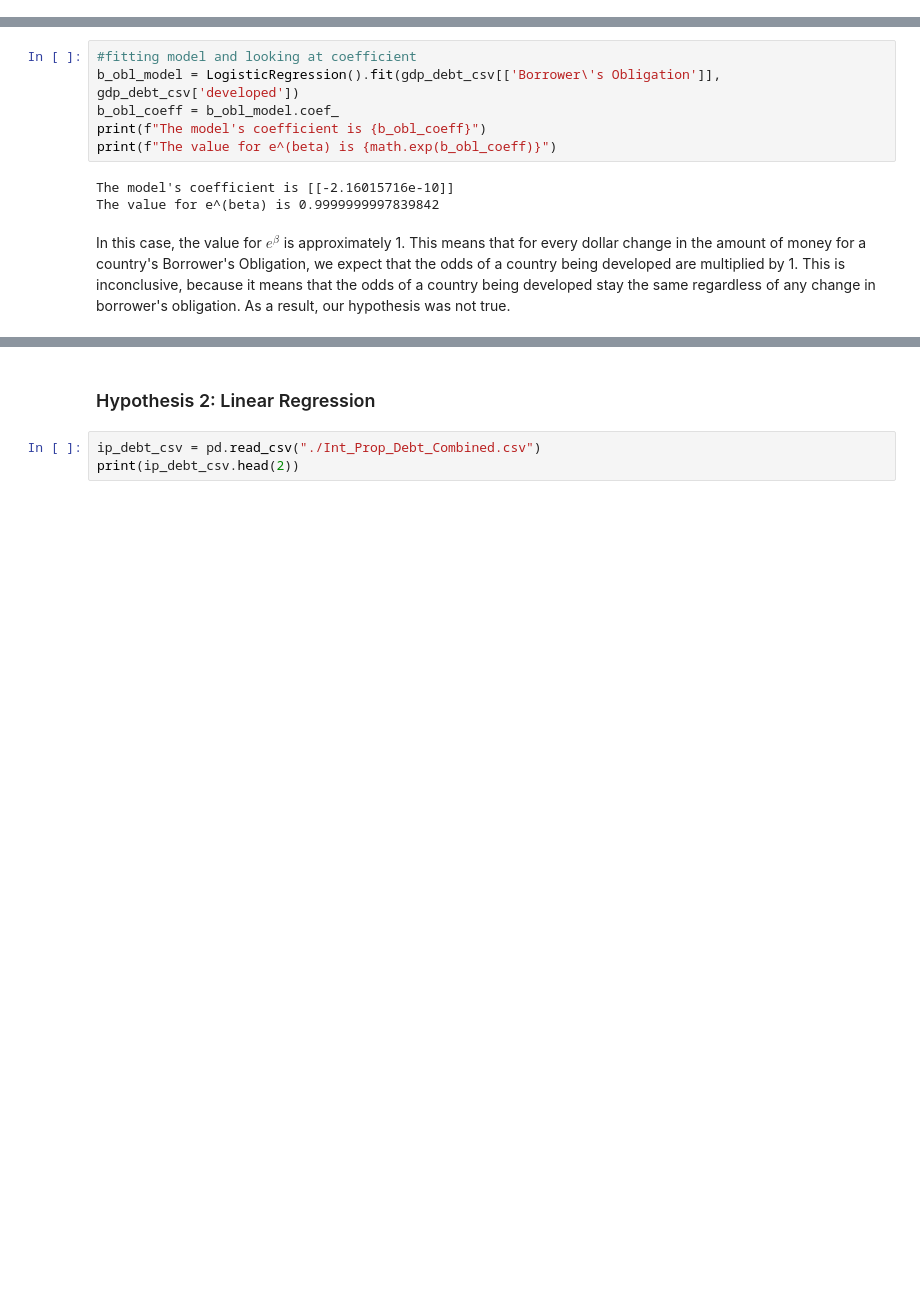
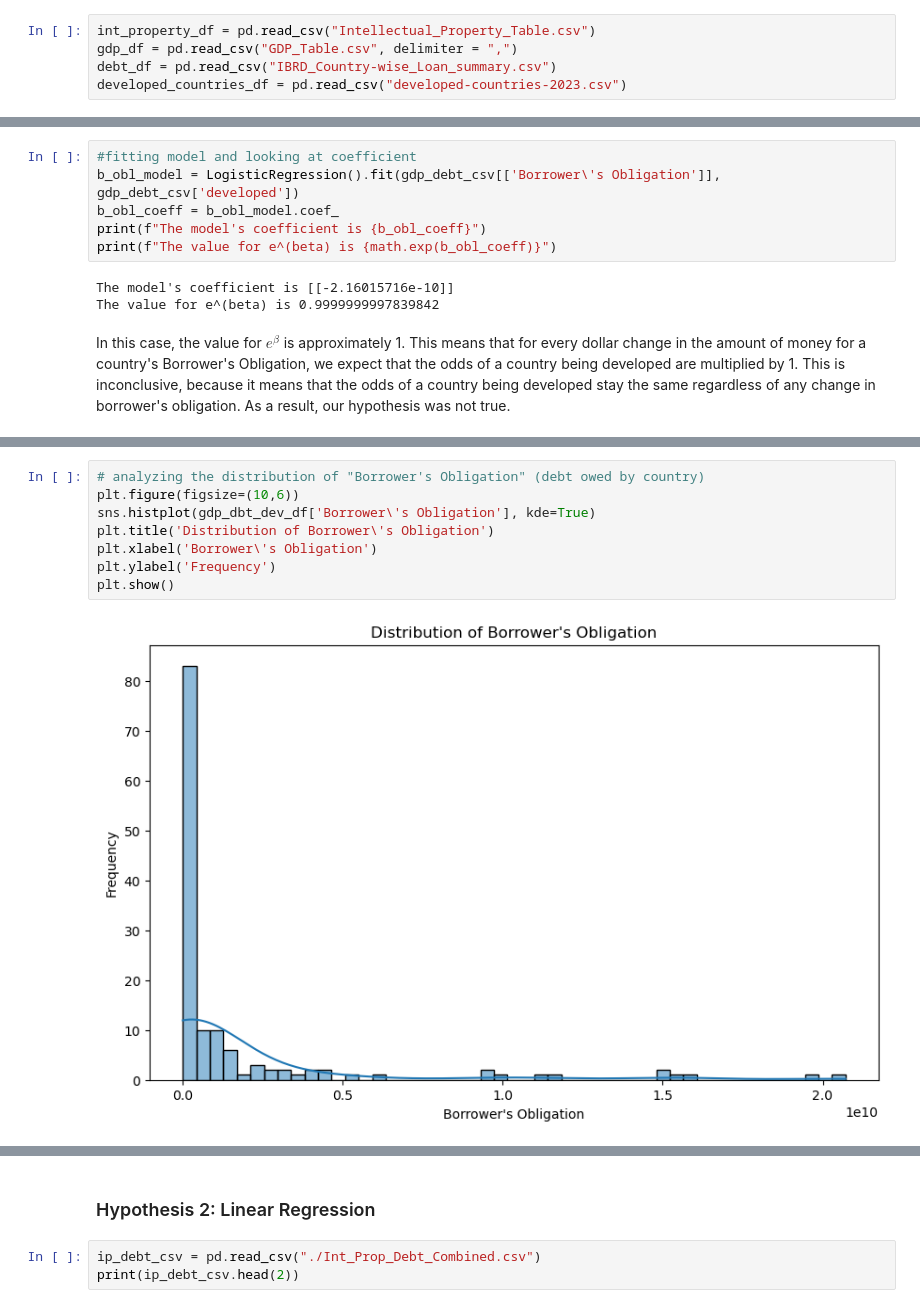
Before and after one commit to adityakakade432/info2950_final_project, a Jupyter notebook: Phase_4_Notebook.ipynb, the cells around one changed output, grey strips where cells are left out. Drawn from its saved outputs; the diff is of its cells as text; blank space fills up the shorter version.

```diff
--- a/Phase_4_Notebook.ipynb
+++ b/Phase_4_Notebook.ipynb
@@ -35,0 +51,5 @@ Analysis: We will conduct a linear regression where we input the GDP of a countr
+# %%
+int_property_df = pd.read_csv("Intellectual_Property_Table.csv")
+gdp_df = pd.read_csv("GDP_Table.csv", delimiter = ",")
+debt_df = pd.read_csv("IBRD_Country-wise_Loan_summary.csv")
+developed_countries_df = pd.read_csv("developed-countries-2023.csv")
@@ -100,0 +444,10 @@ In this case, the value for $e^\beta$ is approximately 1.  This means that for e
+# %%
+# analyzing the distribution of "Borrower's Obligation" (debt owed by country)
+plt.figure(figsize=(10,6))
+sns.histplot(gdp_dbt_dev_df['Borrower\'s Obligation'], kde=True)
+plt.title('Distribution of Borrower\'s Obligation')
+plt.xlabel('Borrower\'s Obligation')
+plt.ylabel('Frequency')
+plt.show()
+# %% [output]
+[figure, added]
```
Also changed, not shown: parts of 29 cells of this notebook.
